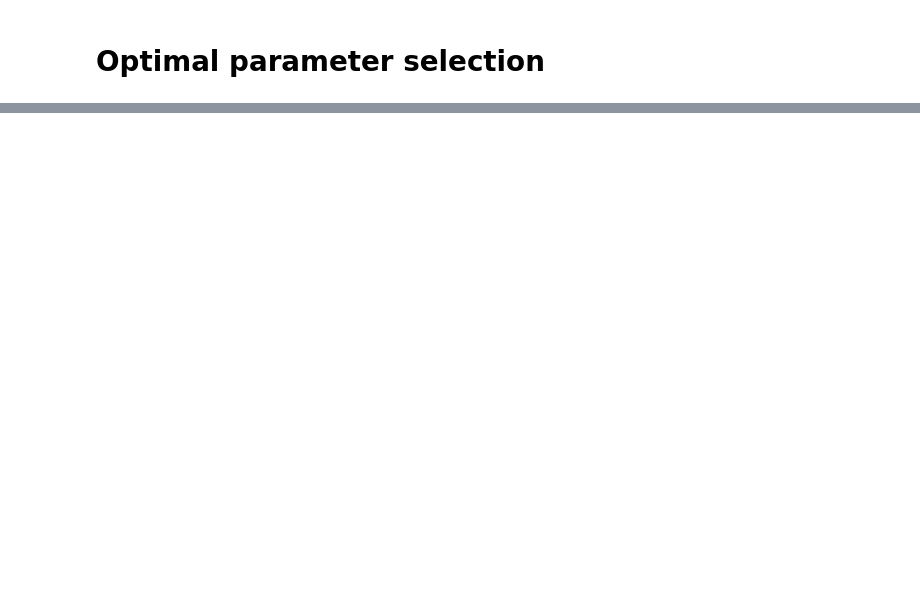
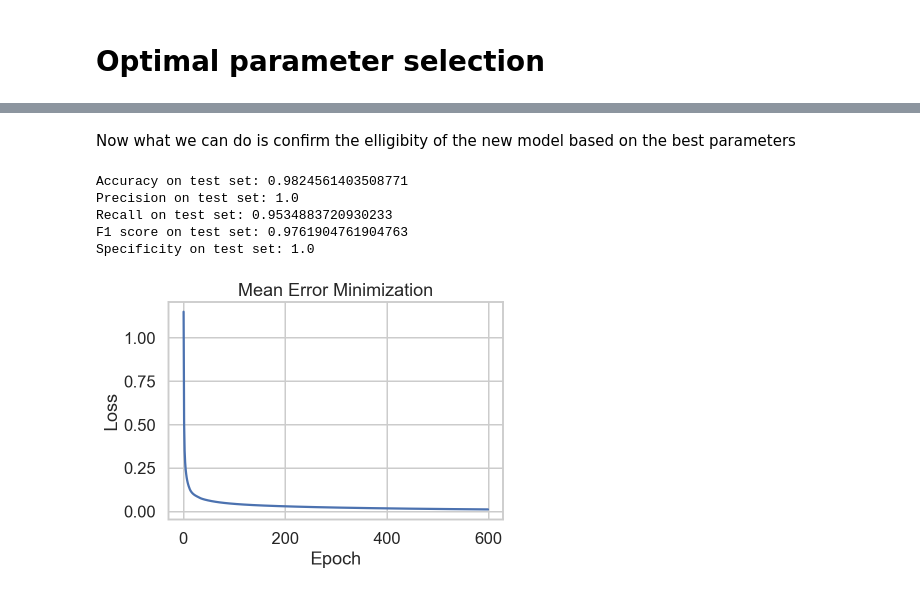
Before and after one commit to MikeDuran-git/MPL-cancer-prediction-model, a Jupyter notebook: TPMLP.ipynb, the cells around one changed output, grey strips where cells are left out. Cells and saved outputs as stored; diff of their text form; code cells hidden in the pictures; blank space fills up the shorter version.

```diff
--- a/TPMLP.ipynb
+++ b/TPMLP.ipynb
@@ -428,0 +441,33 @@ Meilleurs paramètres:
+# %% [markdown]
+Now what we can do is confirm the elligibity of the new model based on the best parameters
+# %%
+params={
+        'InputLayer': 30,
+        'HiddenLayer': 20,
+        'OutputLayer': 2,
+        'LearningRate': 0.001,
+        'Epocas': 600,
+        'ActivationFunction': 'tanh'
+    }
+
+model = MultiLayerPerceptron(params)
+model.fit(X_train, y_train)
+evaluation_metrics = model.evaluate_metrics(X_test, y_test)
+accuracy=evaluation_metrics[0]
+precision=evaluation_metrics[1]
+recall=evaluation_metrics[2]
+f1_score=evaluation_metrics[3]
+specificity=evaluation_metrics[4]
+print("Accuracy on test set:", accuracy)
+print("Precision on test set:", precision)
+print("Recall on test set:", recall)
+print("F1 score on test set:", f1_score)
+print("Specificity on test set:", specificity)
+model.plot_loss()
+# %% [output]
+Accuracy on test set: 0.9824561403508771
+Precision on test set: 1.0
+Recall on test set: 0.9534883720930233
+F1 score on test set: 0.9761904761904763
+Specificity on test set: 1.0
+[figure, added]
```
Also changed, not shown: parts of 12 cells of this notebook.
